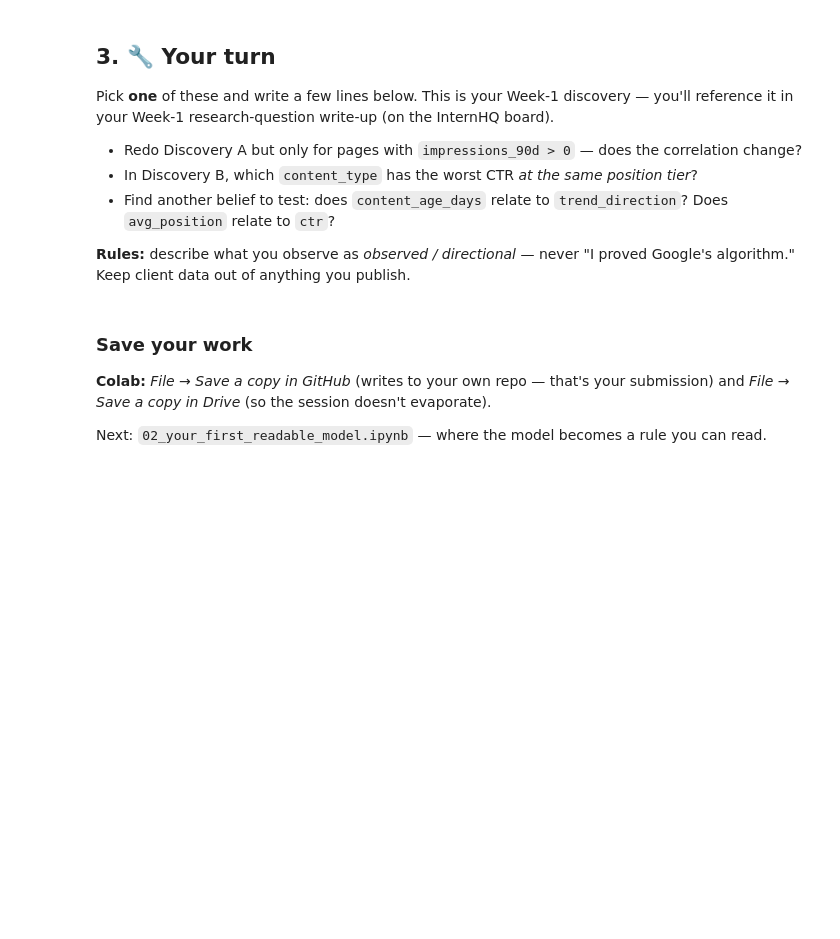
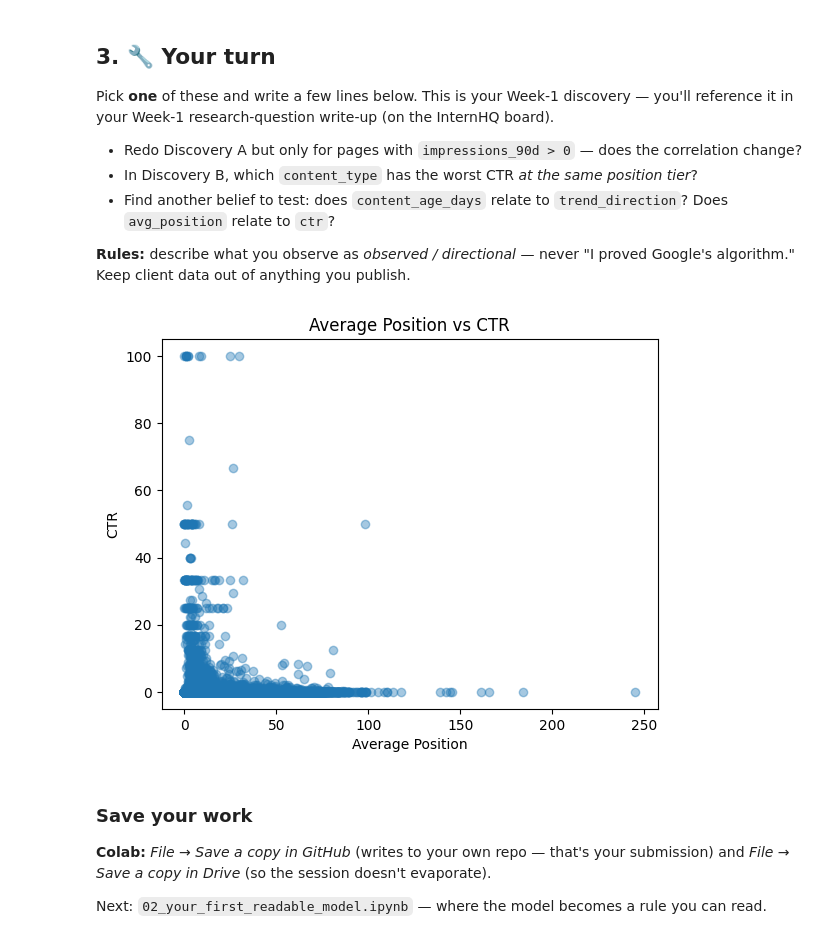
Before and after one commit to Aiman-Naheed-Iqbal/ML-Internship, a Jupyter notebook: notebooks/01_first_look_and_discovery.ipynb, the cells around one changed output. Saved outputs shown, nothing was run; the diff lists cells and outputs as text; code cells hidden in the pictures; blank space fills up the shorter version.

```diff
--- a/notebooks/01_first_look_and_discovery.ipynb
+++ b/notebooks/01_first_look_and_discovery.ipynb
@@ -99,6 +153,18 @@ Pick **one** of these and write a few lines below. This is your Week-1 discovery
 **Rules:** describe what you observe as *observed / directional* — never "I proved Google's algorithm." Keep client data out of anything you publish.
 # %%
 # Your discovery here
+
+df[["avg_position", "ctr"]].corr()
+
+import matplotlib.pyplot as plt
+
+plt.scatter(df["avg_position"], df["ctr"], alpha=0.4)
+plt.xlabel("Average Position")
+plt.ylabel("CTR")
+plt.title("Average Position vs CTR")
+plt.show()
+# %% [output]
+[figure, added]
 # %% [markdown]
 ### Save your work
 **Colab:** *File → Save a copy in GitHub* (writes to your own repo — that's your submission) and *File → Save a copy in Drive* (so the session doesn't evaporate).
```
Also changed, not shown: parts of 7 cells of this notebook.
